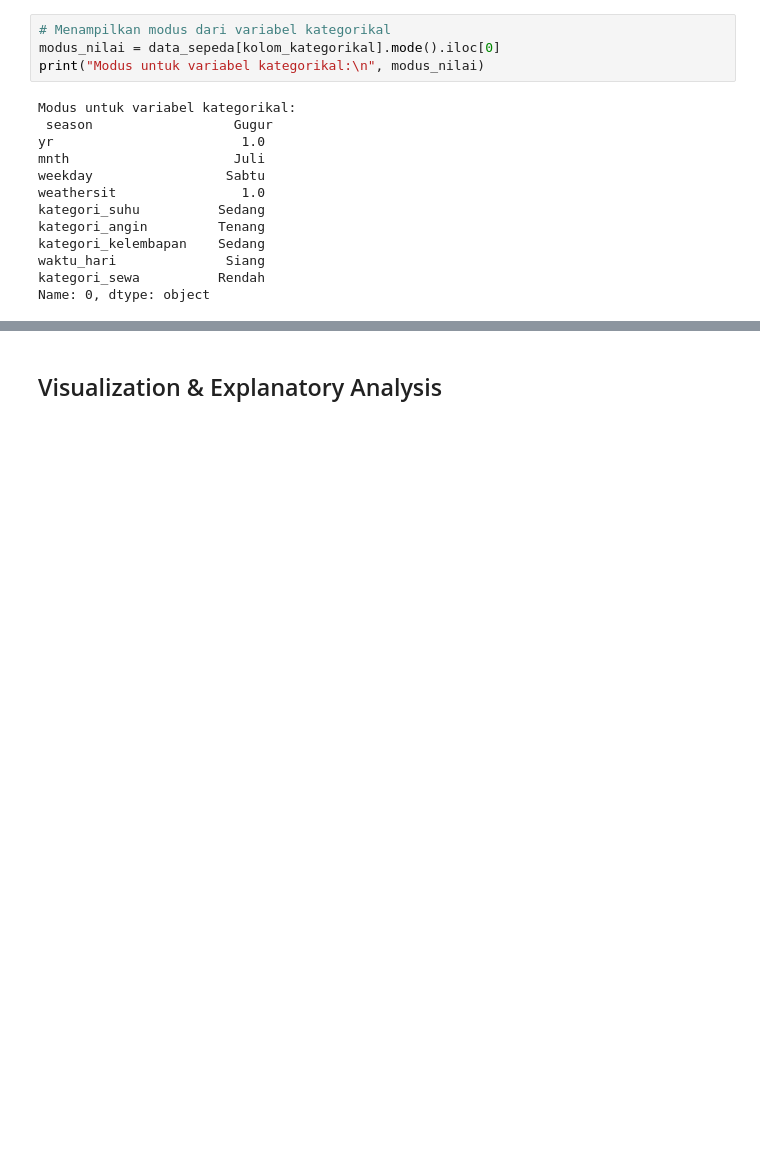
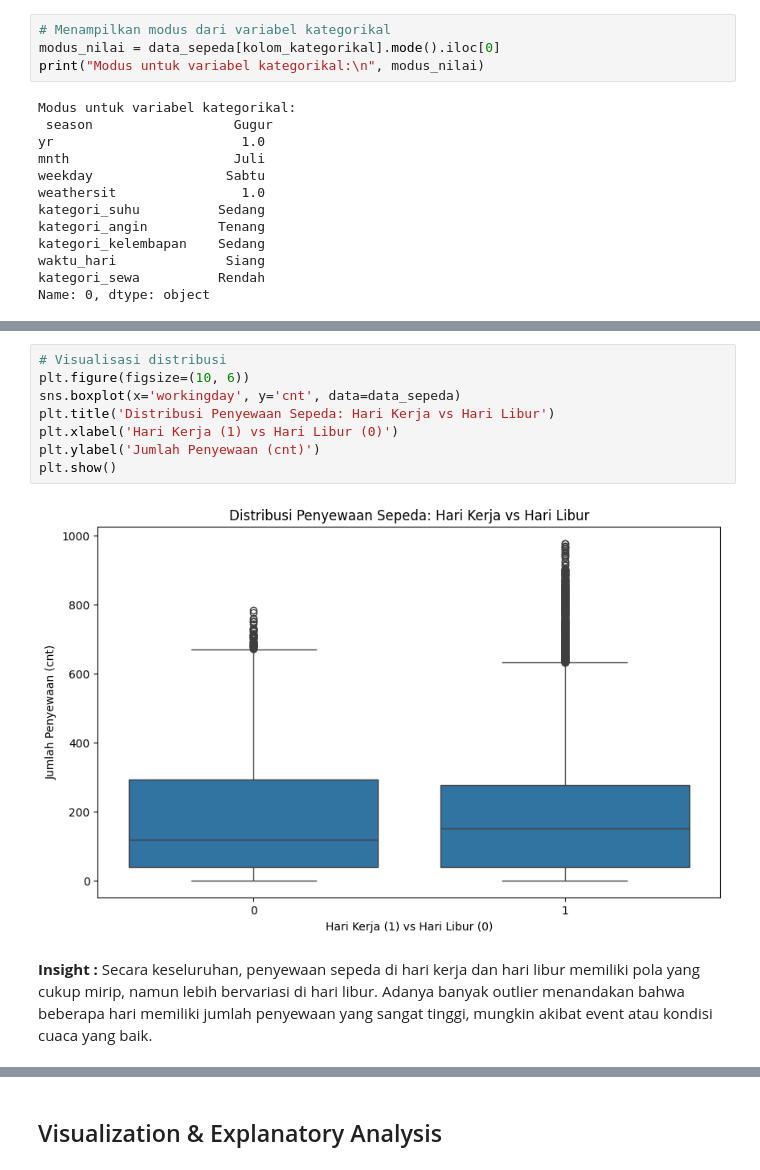
Before and after one commit to ferdiansakti/proyek_analisis_data, a Jupyter notebook: data/notebook.ipynb, the cells around one changed output, grey strips where cells are left out. Drawn from its saved outputs; the diff is of its cells as text; blank space fills up the shorter version.

```diff
--- a/data/notebook.ipynb
+++ b/data/notebook.ipynb
@@ -232,0 +290,12 @@ Name: 0, dtype: object
+# %%
+# Visualisasi distribusi
+plt.figure(figsize=(10, 6))
+sns.boxplot(x='workingday', y='cnt', data=data_sepeda)
+plt.title('Distribusi Penyewaan Sepeda: Hari Kerja vs Hari Libur')
+plt.xlabel('Hari Kerja (1) vs Hari Libur (0)')
+plt.ylabel('Jumlah Penyewaan (cnt)')
+plt.show()
+# %% [output]
+[figure, added]
+# %% [markdown]
+**Insight :** Secara keseluruhan, penyewaan sepeda di hari kerja dan hari libur memiliki pola yang cukup mirip, namun lebih bervariasi di hari libur. Adanya banyak outlier menandakan bahwa beberapa hari memiliki jumlah penyewaan yang sangat tinggi, mungkin akibat event atau kondisi cuaca yang baik.
```
Also changed, not shown: parts of 28 cells of this notebook.
